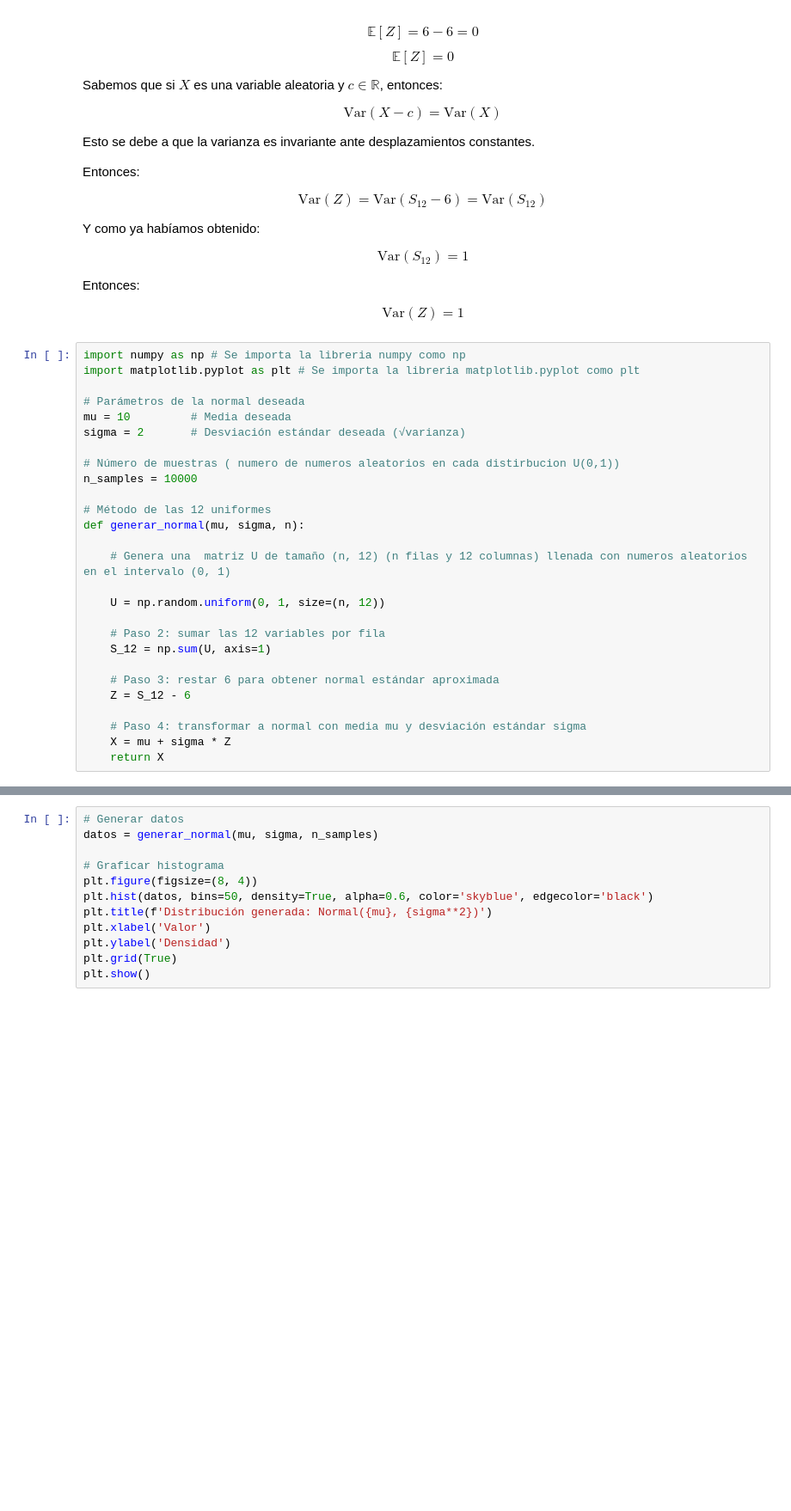
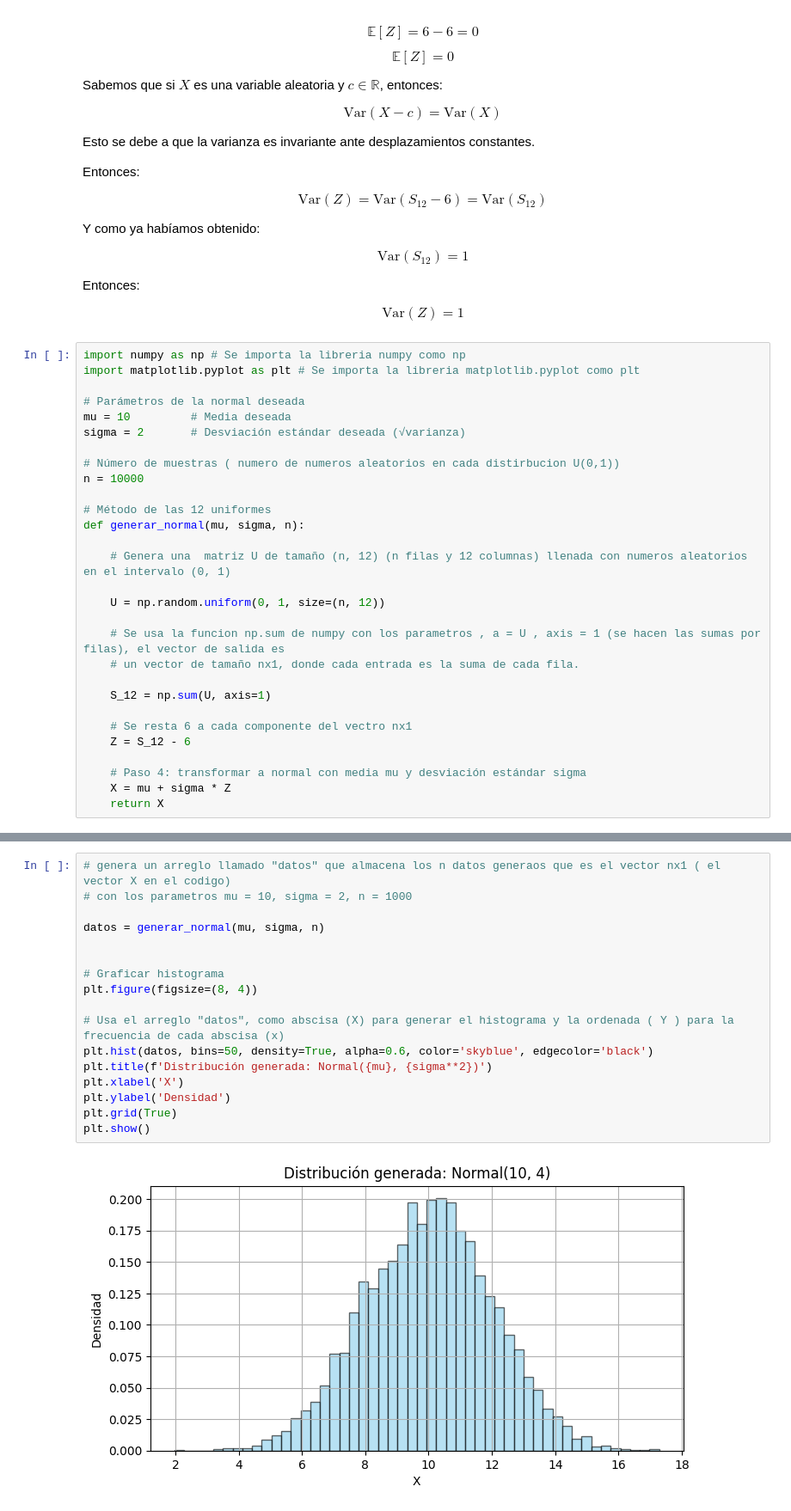
Before and after one commit to ocalru/EDP-I-Simulacion-I, a Jupyter notebook: Metodo_de_las_12_Uniformes_.ipynb, the cells around one changed output, grey strips where cells are left out. Shown at 86% size. Saved outputs shown, nothing was run; the diff lists cells and outputs as text; blank space fills up the shorter version.

```diff
--- a/Metodo_de_las_12_Uniformes_.ipynb
+++ b/Metodo_de_las_12_Uniformes_.ipynb
@@ -363,7 +363,7 @@ mu = 10         # Media deseada
 sigma = 2       # Desviación estándar deseada (√varianza)
 
 # Número de muestras ( numero de numeros aleatorios en cada distirbucion U(0,1))
-n_samples = 10000
+n = 10000
 
 # Método de las 12 uniformes
 def generar_normal(mu, sigma, n):
@@ -372,10 +372,12 @@ def generar_normal(mu, sigma, n):
 
     U = np.random.uniform(0, 1, size=(n, 12))
 
-    # Paso 2: sumar las 12 variables por fila
+    # Se usa la funcion np.sum de numpy con los parametros , a = U , axis = 1 (se hacen las sumas por filas), el vector de salida es
+    # un vector de tamaño nx1, donde cada entrada es la suma de cada fila.
+
     S_12 = np.sum(U, axis=1)
 
-    # Paso 3: restar 6 para obtener normal estándar aproximada
+    # Se resta 6 a cada componente del vectro nx1
     Z = S_12 - 6
 
     # Paso 4: transformar a normal con media mu y desviación estándar sigma
@@ -398,12 +525,19 @@ Cada **columna** representa una variable aleatoria independiente con distribuci
 # %%
-# Generar datos
-datos = generar_normal(mu, sigma, n_samples)
+# genera un arreglo llamado "datos" que almacena los n datos generaos que es el vector nx1 ( el vector X en el codigo)
+# con los parametros mu = 10, sigma = 2, n = 1000
+
+datos = generar_normal(mu, sigma, n)
+
 
 # Graficar histograma
 plt.figure(figsize=(8, 4))
+
+# Usa el arreglo "datos", como abscisa (X) para generar el histograma y la ordenada ( Y ) para la frecuencia de cada abscisa (x)
 plt.hist(datos, bins=50, density=True, alpha=0.6, color='skyblue', edgecolor='black')
 plt.title(f'Distribución generada: Normal({mu}, {sigma**2})')
-plt.xlabel('Valor')
+plt.xlabel('X')
 plt.ylabel('Densidad')
 plt.grid(True)
 plt.show()
+# %% [output]
+[figure, added]
```
Also changed, not shown: parts of 1 cell of this notebook.
